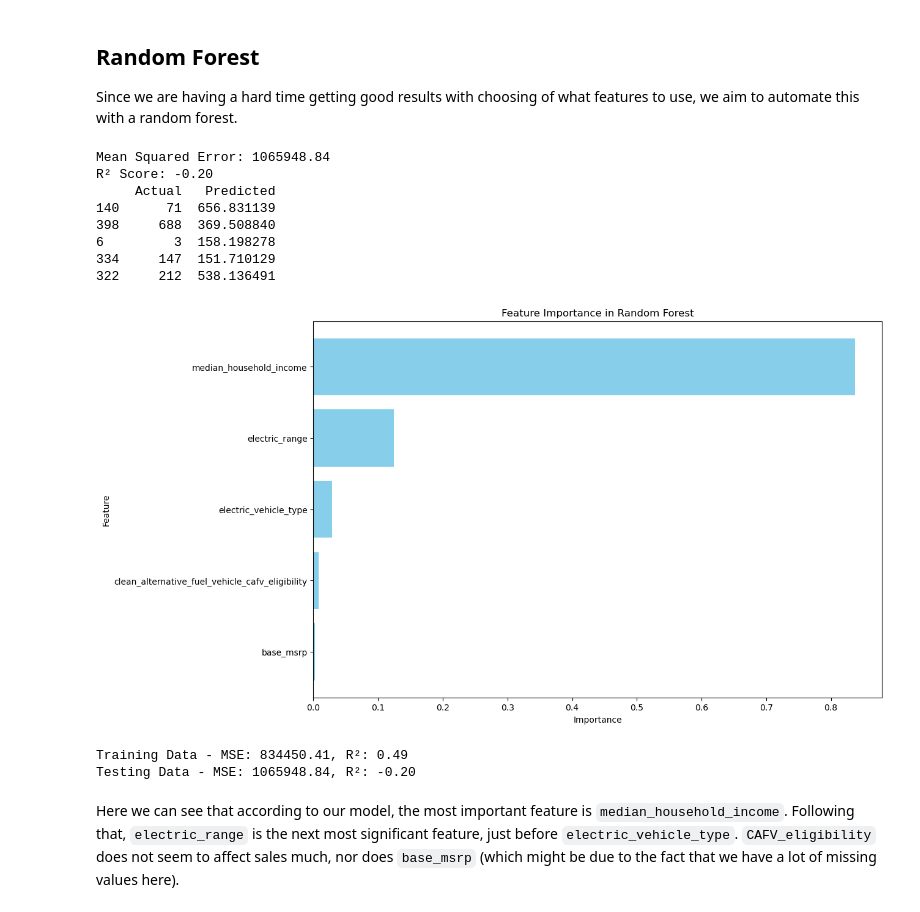
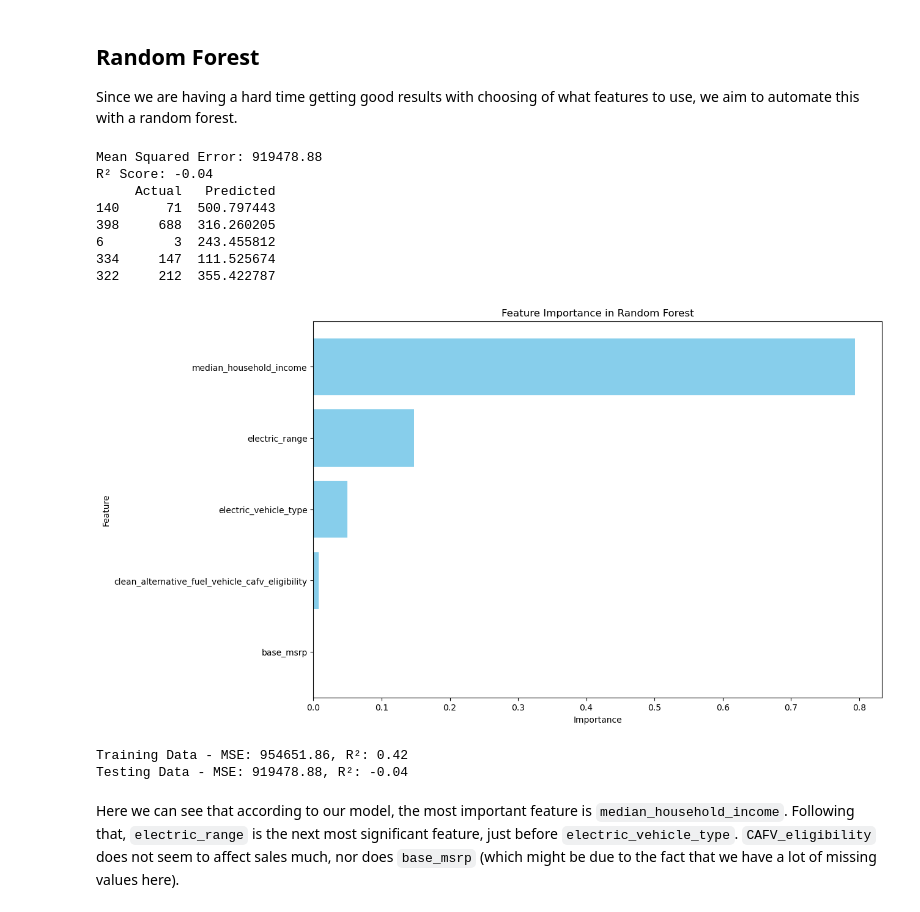
Before and after one commit to faufreiter/dds_ev_analysis, a Jupyter notebook: sales_factor_analysis.ipynb, the cells around one changed output. Cells and saved outputs as stored; diff of their text form; code cells hidden in the pictures.

Commit message:
adjust params for random forest.

```diff
--- a/sales_factor_analysis.ipynb
+++ b/sales_factor_analysis.ipynb
@@ -569,7 +569,7 @@ X = pd.get_dummies(X, drop_first=True)
 X_train, X_test, y_train, y_test = train_test_split(X, y, test_size=0.3, random_state=42)
 
 # Fit the Random Forest Regressor
-rf_regressor = RandomForestRegressor(n_estimators=200, random_state=42, max_depth=10)  # Adjust parameters as needed
+rf_regressor = RandomForestRegressor(n_estimators=100, random_state=42, max_depth=5)  # Adjust parameters as needed
 rf_regressor.fit(X_train, y_train)
 
 # Predict on the test set
@@ -596,42 +596,42 @@ plt.figure(figsize=(12, 8))
 plt.barh(feature_importances['Feature'], feature_importances['Importance'], color='skyblue')
 plt.xlabel('Importance')
 plt.ylabel('Feature')
 plt.title('Feature Importance in Random Forest')
 plt.gca().invert_yaxis()
 plt.show()
 
 
 
 
 
 from sklearn.metrics import mean_squared_error, r2_score
 
 # Predict on the training and testing sets
 y_train_pred = rf_regressor.predict(X_train)  # Predictions for training set
 y_test_pred = rf_regressor.predict(X_test)    # Predictions for testing set
 
 # Calculate MSE and R² for training data
 train_mse = mean_squared_error(y_train, y_train_pred)
 train_r2 = r2_score(y_train, y_train_pred)
 
 # Calculate MSE and R² for testing data
 test_mse = mean_squared_error(y_test, y_test_pred)
 test_r2 = r2_score(y_test, y_test_pred)
 
 # Print the results
 print(f"Training Data - MSE: {train_mse:.2f}, R²: {train_r2:.2f}")
 print(f"Testing Data - MSE: {test_mse:.2f}, R²: {test_r2:.2f}")
 # %% [output]
-Mean Squared Error: 1065948.84
-R² Score: -0.20
+Mean Squared Error: 919478.88
+R² Score: -0.04
      Actual   Predicted
-140      71  656.831139
-398     688  369.508840
-6         3  158.198278
-334     147  151.710129
-322     212  538.136491
+140      71  500.797443
+398     688  316.260205
+6         3  243.455812
+334     147  111.525674
+322     212  355.422787
-[figure, old version]
+[figure, new version]
-Training Data - MSE: 834450.41, R²: 0.49
-Testing Data - MSE: 1065948.84, R²: -0.20
+Training Data - MSE: 954651.86, R²: 0.42
+Testing Data - MSE: 919478.88, R²: -0.04
 # %% [markdown]
 Here we can see that according to our model, the most important feature is `median_household_income`. Following that, `electric_range` is the next most significant feature, just before `electric_vehicle_type`. `CAFV_eligibility` does not seem to affect sales much, nor does `base_msrp` (which might be due to the fact that we have a lot of missing values here).
```
